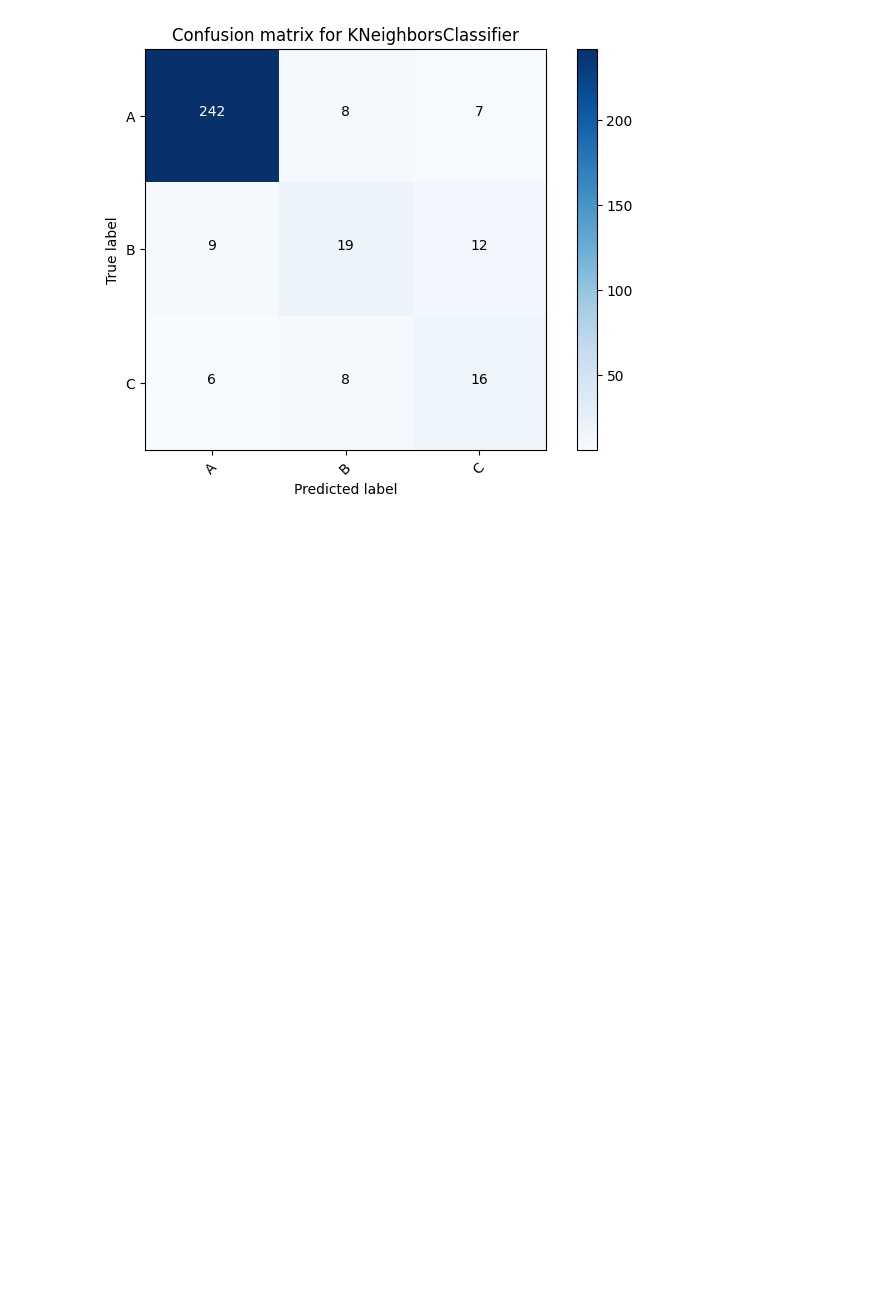
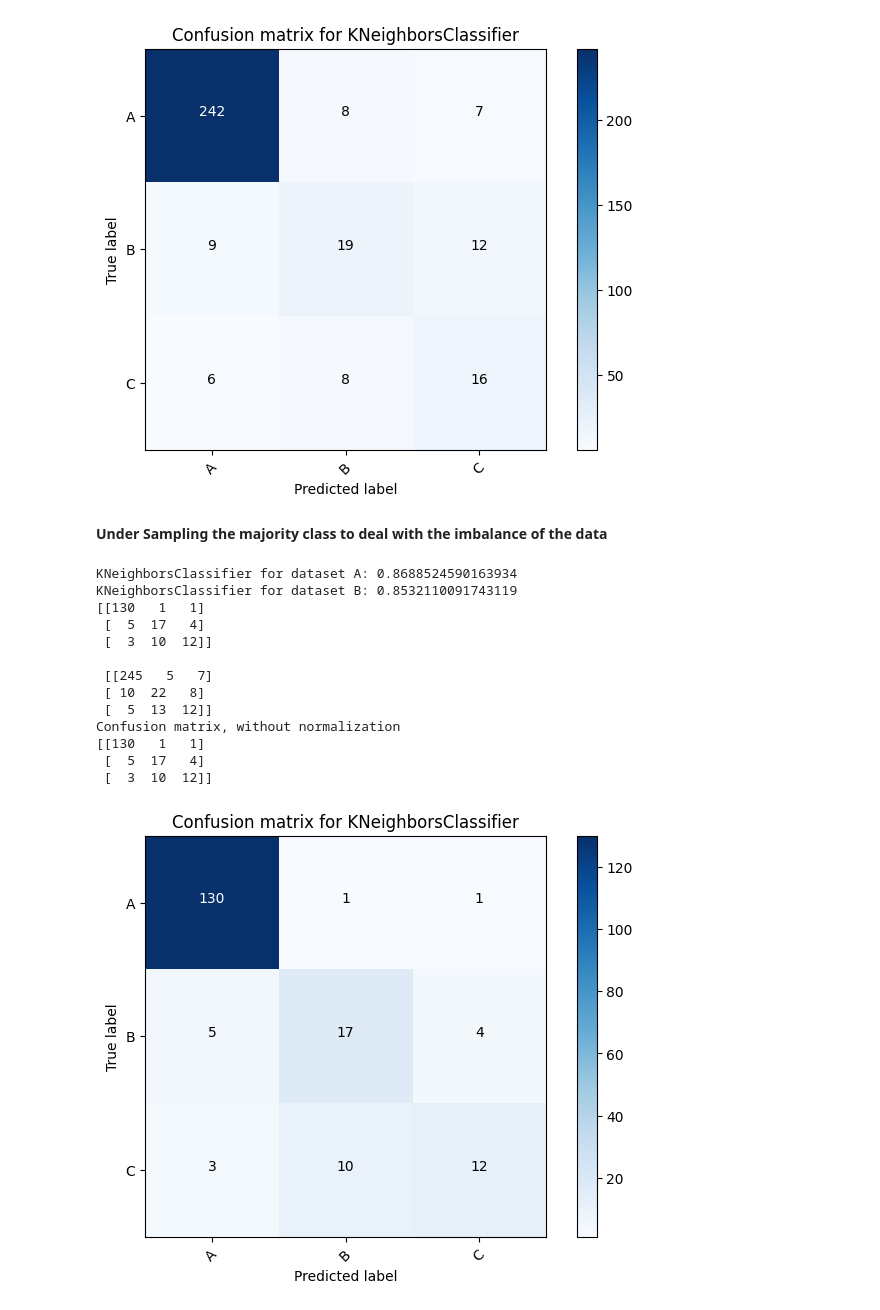
Before and after one commit to NimaFrj/Kaggle-Notebooks, a Jupyter notebook: transformer-paper.ipynb, the cells around one changed output. Drawn from its saved outputs; the diff is of its cells as text; code cells hidden in the pictures; blank space fills up the shorter version.

```diff
--- a/transformer-paper.ipynb
+++ b/transformer-paper.ipynb
@@ -396,3 +396,54 @@ Confusion matrix, without normalization
  [  9  19  12]
  [  6   8  16]]
 [figure]
+# %% [markdown]
+**Under Sampling the majority class to deal with the imbalance of the data**
+# %%
+from sklearn.neighbors import KNeighborsClassifier
+from imblearn.under_sampling import OneSidedSelection
+from sklearn.metrics import accuracy_score
+
+class_names = ['A', 'B', 'C']
+# Downsample the first class
+rus = OneSidedSelection(sampling_strategy='auto')#,random_state=11)
+X_train_A_downsampled, y_train_A_downsampled = rus.fit_resample(X_train_A, y_train_A)
+
+# Fit the model
+knn_clf_down = KNeighborsClassifier(n_neighbors=4)
+knn_clf_down.fit(X_train_A_downsampled[useful_features], y_train_A_downsampled)
+
+# Predict the labels on the test set
+y_pred_A = knn_clf_down.predict(X_test_A[useful_features])
+print(knn_clf_down.__class__.__name__ + " for dataset A:", accuracy_score(y_test_A, y_pred_A))
+y_pred_B = knn_clf_down.predict(X_B[useful_features])
+print(knn_clf_down.__class__.__name__ + " for dataset B:", accuracy_score(y_B, y_pred_B))
+
+# Calculate the confusion matrix
+cnf_matrix = confusion_matrix(y_test_A, y_pred_A)
+
+
+# Print the confusion matrix
+np.set_printoptions(precision=2)
+print(cnf_matrix)
+print("\n",confusion_matrix(y_B, y_pred_B))
+
+# Plot the confusion matrix
+plt.figure()
+plot_confusion_matrix(cnf_matrix, classes=class_names,
+                      title='Confusion matrix for ' + knn_clf_down.__class__.__name__)
+plt.show()
+# %% [output]
+KNeighborsClassifier for dataset A: 0.8688524590163934
+KNeighborsClassifier for dataset B: 0.8532110091743119
+[[130   1   1]
+ [  5  17   4]
+ [  3  10  12]]
+
+ [[245   5   7]
+ [ 10  22   8]
+ [  5  13  12]]
+Confusion matrix, without normalization
+[[130   1   1]
+ [  5  17   4]
+ [  3  10  12]]
+[figure, added]
```
Also changed, not shown: parts of 6 cells of this notebook.
